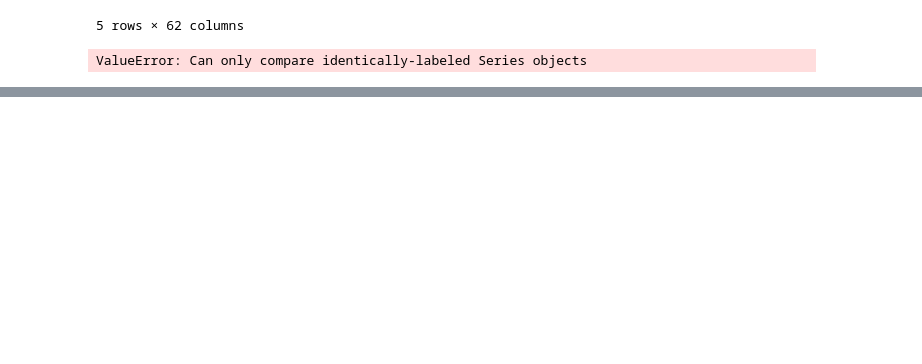
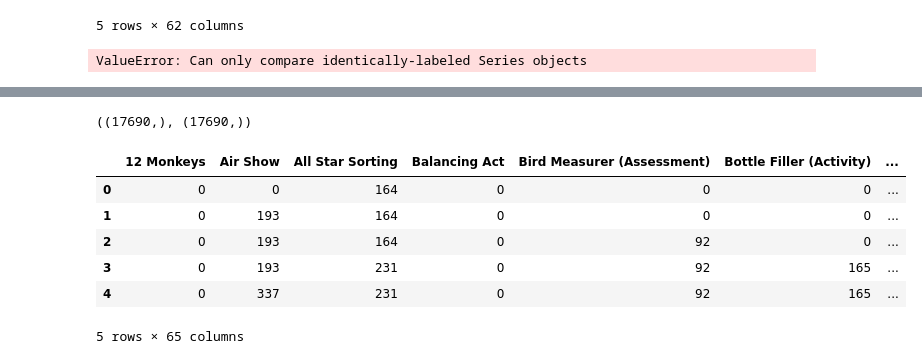
Before and after one commit to guchio3/kaggle-dsb-2019, a Jupyter notebook: notebooks/e003_check_kernel_basics3_features.ipynb, the cells around one changed output, grey strips where cells are left out. Saved outputs shown, nothing was run; the diff lists cells and outputs as text; code cells hidden in the pictures; blank space fills up the shorter version.

```diff
--- a/notebooks/e003_check_kernel_basics3_features.ipynb
+++ b/notebooks/e003_check_kernel_basics3_features.ipynb
@@ -57,0 +115,14 @@ ValueError: Can only compare identically-labeled Series objects
+# %%
+series_2.shape, series_3.shape
+# %% [output]
+((17690,), (17690,))
+# %%
+trn_kernel_basic_2_df.head()
+# %% [output]
+|  | 12 Monkeys | Air Show | All Star Sorting | Balancing Act | Bird Measurer (Assessment) | Bottle Filler (Activity) | ... |
+| 0 | 0 | 0 | 164 | 0 | 0 | 0 | ... |
+| 1 | 0 | 193 | 164 | 0 | 0 | 0 | ... |
+| 2 | 0 | 193 | 164 | 0 | 92 | 0 | ... |
+| 3 | 0 | 193 | 231 | 0 | 92 | 165 | ... |
+| 4 | 0 | 337 | 231 | 0 | 92 | 165 | ... |
+5 rows × 65 columns
```
Also changed, not shown: parts of 9 cells of this notebook, 3 other files.
